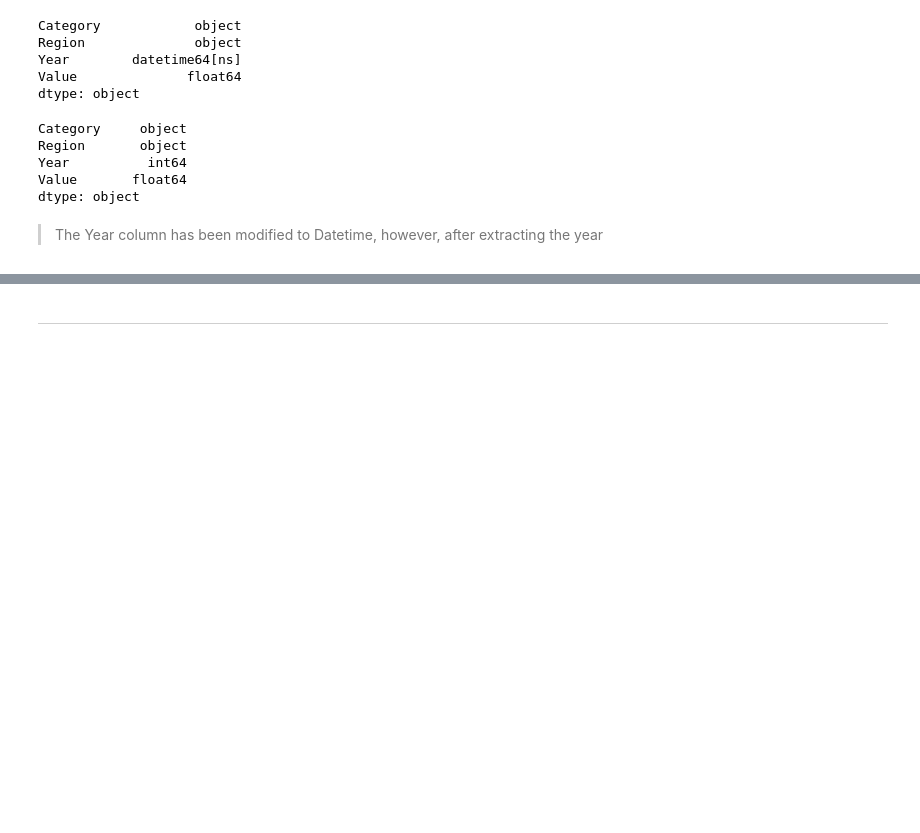
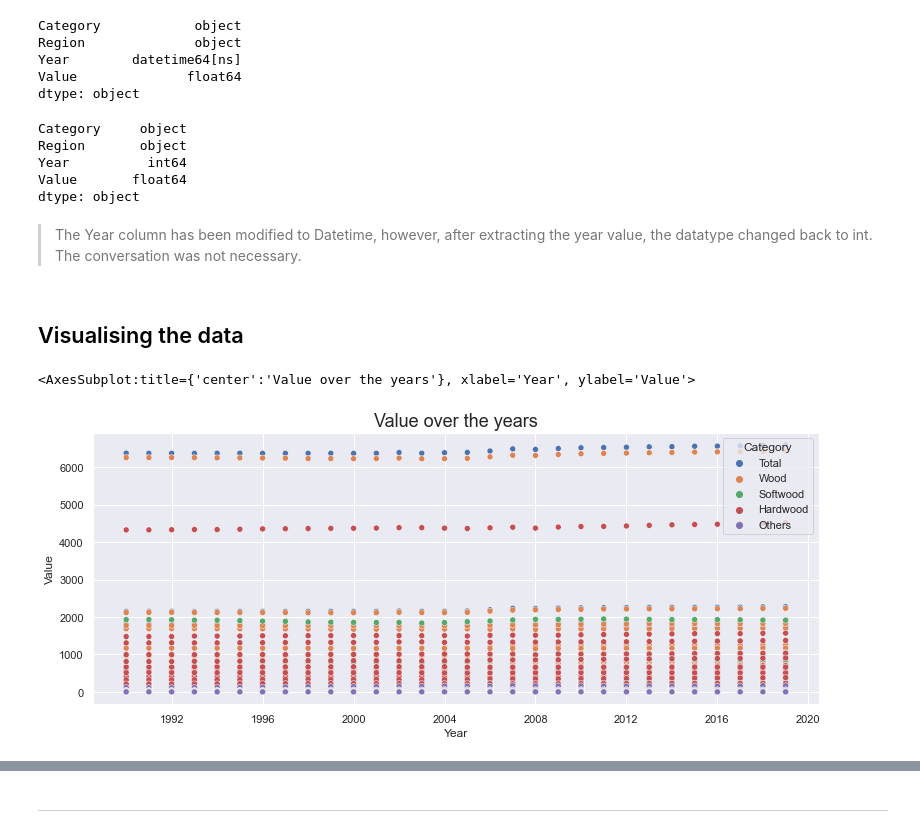
Before and after one commit to CacioA/Romanian-Forests-Price-and-Size---1990-2019---Machine-Learning-, a Jupyter notebook: Regression - Romanian forests 1990-2019 - ML Coursework.ipynb, the cells around one changed output, grey strips where cells are left out. Drawn from its saved outputs; the diff is of its cells as text; code cells hidden in the pictures; blank space fills up the shorter version.

```diff
--- a/Regression - Romanian forests 1990-2019 - ML Coursework.ipynb
+++ b/Regression - Romanian forests 1990-2019 - ML Coursework.ipynb
@@ -89,4 +89,13 @@ Year          int64
 Value       float64
 dtype: object
 # %% [markdown]
-> The Year column has been modified to Datetime, however, after extracting the year
+> The Year column has been modified to Datetime, however, after extracting the year value, the datatype changed back to int. The conversation was not necessary.
+# %% [markdown]
+## Visualising the data
+# %%
+plt.figure(figsize=(13,5))
+plt.title("Value over the years",fontsize=18)
+sns.scatterplot(data=df,x="Year",y="Value",hue="Category")
+# %% [output]
+<AxesSubplot:title={'center':'Value over the years'}, xlabel='Year', ylabel='Value'>
+[figure, added]
```
Also changed, not shown: parts of 27 cells of this notebook.
